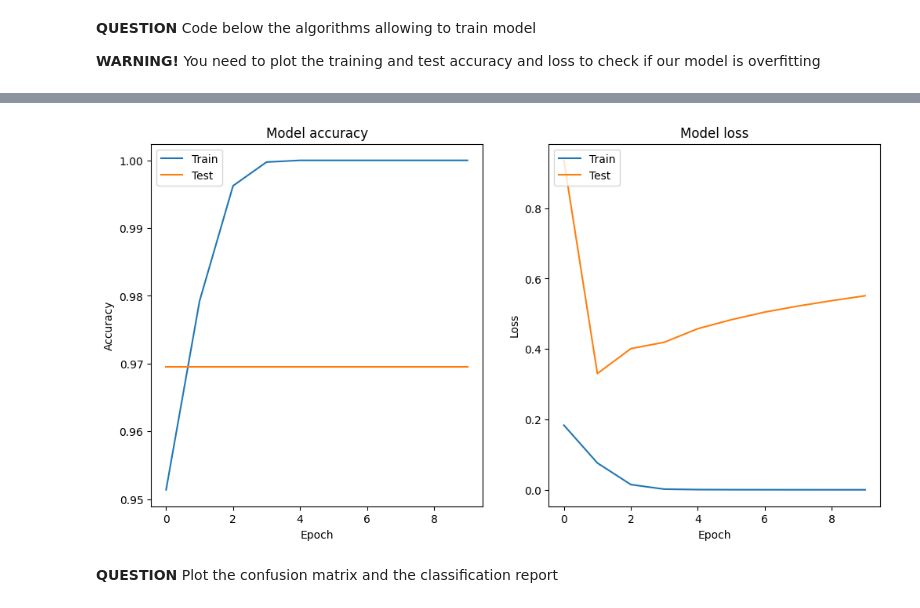
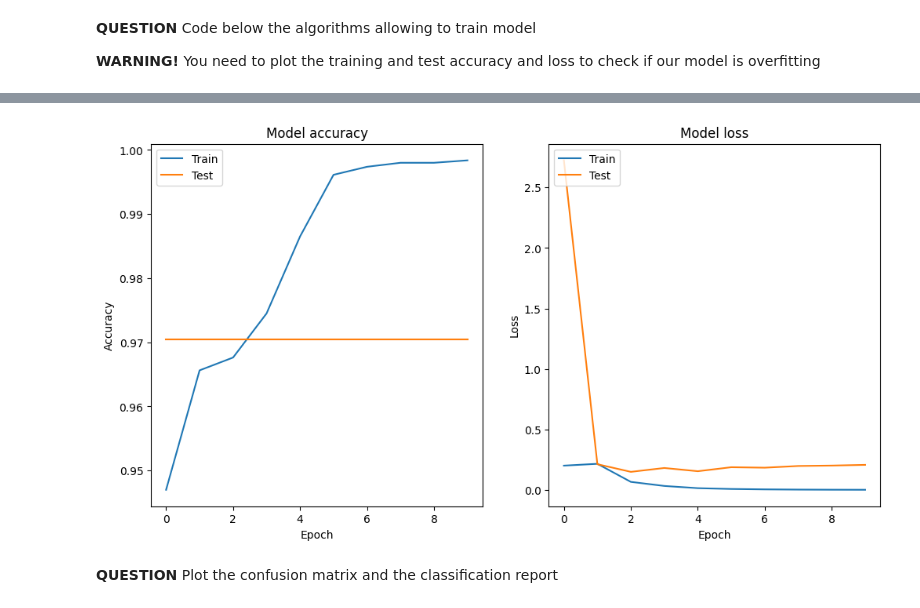
Before and after one commit to mauremathieu/TP_IA_EMBARQUEE, a Jupyter notebook: TP_IA_EMBARQUEE.ipynb, the cells around one changed output, grey strips where cells are left out. Saved outputs shown, nothing was run; the diff lists cells and outputs as text; code cells hidden in the pictures.

```diff
--- a/TP_IA_EMBARQUEE.ipynb
+++ b/TP_IA_EMBARQUEE.ipynb
@@ -190,46 +200,32 @@ Number of elements in X_test: 2000
 Number of elements in Y_test: 2000
 # %% [markdown]
 **QUESTION** Code below the model architecture
+# %%
+from sklearn.preprocessing import StandardScaler
+from tensorflow.keras.models import Sequential
+from tensorflow.keras.layers import Dense
+from tensorflow.keras.optimizers import Adam
+# Standardize the data
+scaler = StandardScaler()
+X_train_scaled = scaler.fit_transform(X_train)
+X_test_scaled = scaler.transform(X_test)
+
+# Build the neural network model
+model = Sequential([
+    Dense(64, activation='relu', input_shape=(X_train_scaled.shape[1],)),
+    Dense(32, activation='relu'),
+    Dense(5, activation='sigmoid')  # Output layer with 5 neurons for multi-label classification
+])
+
+# Compile the model
+model.compile(optimizer=Adam(learning_rate=0.001), loss='binary_crossentropy', metrics=['accuracy'])
 # %% [markdown]
 **QUESTION** Code below the algorithms allowing to train model
 
 **WARNING!** You need to plot the training and test accuracy and loss to check if our model is overfitting
 # %%
-import pandas as pd
-import matplotlib.pyplot as plt
-from tensorflow.keras.models import Sequential
-from tensorflow.keras.layers import Dense
-from tensorflow.keras.optimizers import Adam
-from sklearn.preprocessing import StandardScaler
-from sklearn.model_selection import train_test_split
-
-# Assuming 'df' is your DataFrame and 'Machine failure' is the target variable
-X = df.drop(columns=['Machine failure', 'TWF', 'HDF', 'PWF', 'OSF', 'RNF'])
-Y = df[['Machine failure', 'TWF', 'HDF', 'PWF', 'OSF', 'RNF']]
-
-# Convert categorical columns to numeric using one-hot encoding
-X = pd.get_dummies(X)
-
-# Split the data into training and testing sets
-X_train, X_test, Y_train, Y_test = train_test_split(X, Y, test_size=0.2, random_state=42)
-
-# Standardize the data
-scaler = StandardScaler()
-X_train_scaled = scaler.fit_transform(X_train)
-X_test_scaled = scaler.transform(X_test)
-
-# Build the neural network model
-model = Sequential([
-    Dense(64, activation='relu', input_shape=(X_train_scaled.shape[1],)),
-    Dense(32, activation='relu'),
-    Dense(1, activation='sigmoid')
-])
-
-# Compile the model
-model.compile(optimizer=Adam(learning_rate=0.001), loss='binary_crossentropy', metrics=['accuracy'])
-
 # Train the model
-history = model.fit(X_train_scaled, Y_train['Machine failure'], epochs=10, validation_data=(X_test_scaled, Y_test['Machine failure']))
+history = model.fit(X_train_scaled, Y_train, epochs=10, validation_data=(X_test_scaled, Y_test))
 
 # Plot training & validation accuracy values
 plt.figure(figsize=(12, 6))
@@ -275,4 +271,4 @@ Epoch 10/10
-[figure, old version]
+[figure, new version]
 # %% [markdown]
 **QUESTION** Plot the confusion matrix and the classification report
 # %% [markdown]
```
Also changed, not shown: parts of 8 cells of this notebook.
